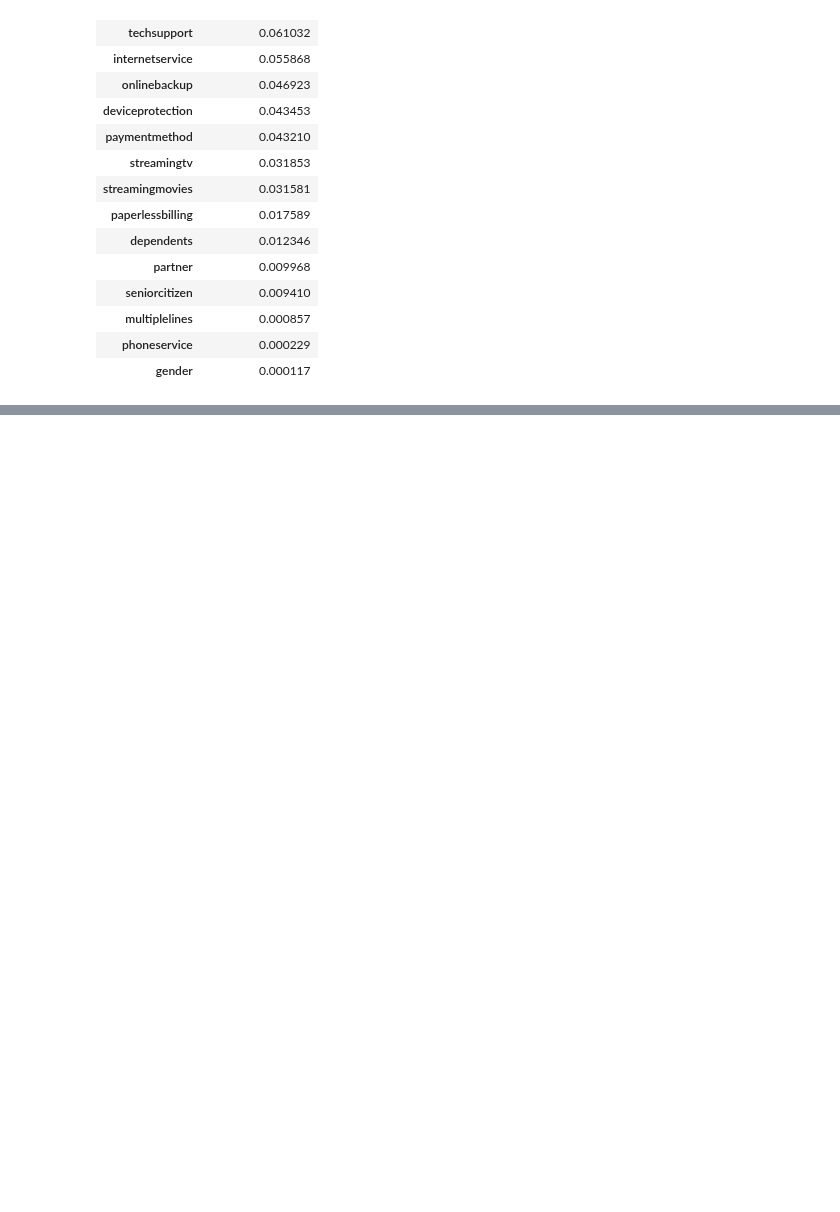
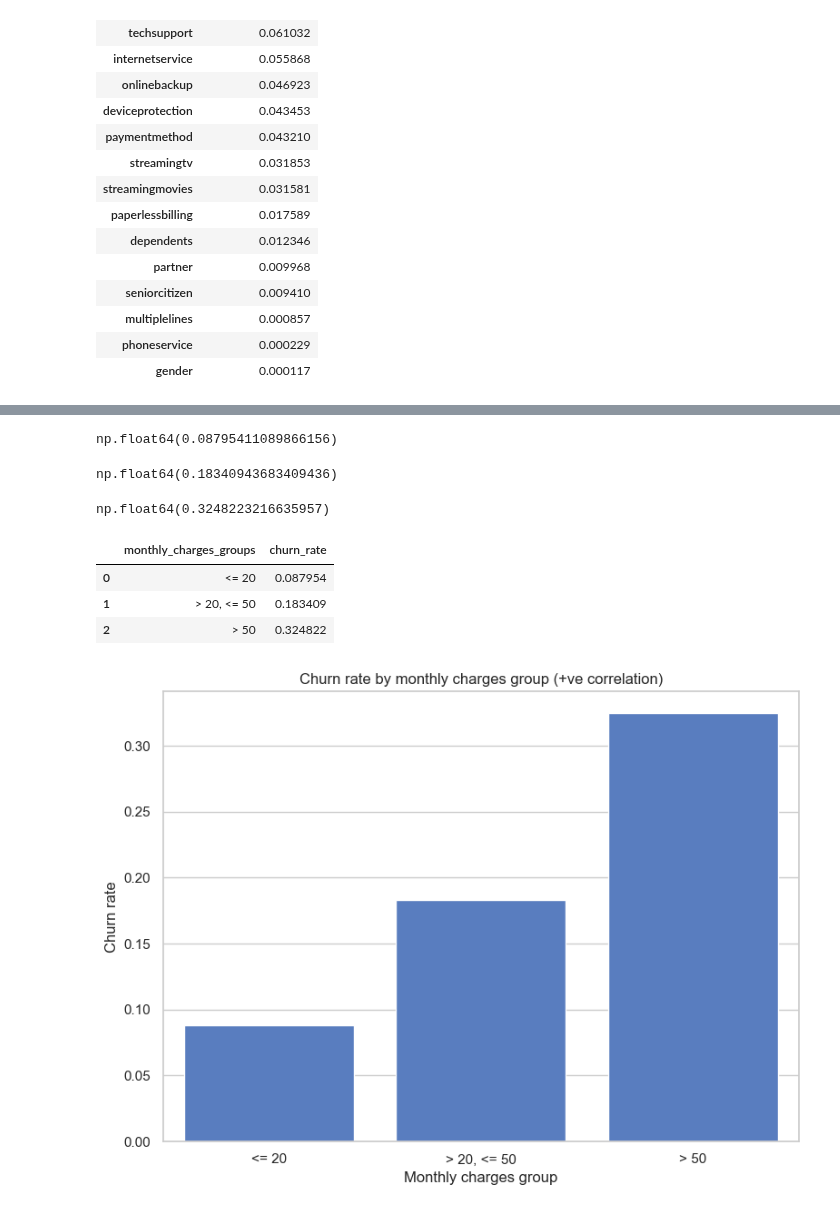
Before and after one commit to sheilambadi/machine-learning-zoomcamp, a Jupyter notebook: machine-learning-zoomcamp/03_classification/course.ipynb, the cells around one changed output, grey strips where cells are left out. Cells and saved outputs as stored; diff of their text form; code cells hidden in the pictures; blank space fills up the shorter version.

```diff
--- a/machine-learning-zoomcamp/03_classification/course.ipynb
+++ b/machine-learning-zoomcamp/03_classification/course.ipynb
@@ -574,0 +647,45 @@ mutual_info.sort_values(ascending=False).to_frame(name='feature_importance')
+# %%
+df_full_train[df_full_train.monthlycharges <= 20].churn.mean() # low churn rate
+# %% [output]
+np.float64(0.08795411089866156)
+# %%
+df_full_train[(df_full_train.monthlycharges > 20) & (df_full_train.monthlycharges <= 50)].churn.mean() # mid churn rate when compared with the 2
+# %% [output]
+np.float64(0.18340943683409436)
+# %%
+df_full_train[df_full_train.monthlycharges >= 50].churn.mean() # higher churn rate
+# %% [output]
+np.float64(0.3248223216635957)
+# %%
+monthly_charges_churn_rate = [df_full_train[df_full_train.monthlycharges <= 20].churn.mean(),
+                              df_full_train[(df_full_train.monthlycharges > 20) & (df_full_train.monthlycharges <= 50)].churn.mean(),
+                              df_full_train[df_full_train.monthlycharges >= 50].churn.mean()]
+monthly_charges_groups = ['<= 20', '> 20, <= 50', '> 50']
+
+monthly_charges_dict = {
+    "monthly_charges_groups": monthly_charges_groups,
+    "churn_rate": monthly_charges_churn_rate,
+}
+
+monthly_charges_df = pd.DataFrame(monthly_charges_dict)
+
+monthly_charges_df
+# %% [output]
+|  | monthly_charges_groups | churn_rate |
+| 0 | <= 20 | 0.087954 |
+| 1 | > 20, <= 50 | 0.183409 |
+| 2 | > 50 | 0.324822 |
+# %%
+plt.figure(figsize=(8, 6))
+sns.set_theme(style="whitegrid", palette="muted")
+
+sns.barplot(x="monthly_charges_groups", y="churn_rate", data=monthly_charges_df)
+
+plt.title('Churn rate by monthly charges group (+ve correlation)')
+plt.ylabel('Churn rate')
+plt.xlabel('Monthly charges group')
+
+plt.tight_layout()
+plt.show()
+# %% [output]
+[figure, added]
```
Also changed, not shown: parts of 10 cells of this notebook.
